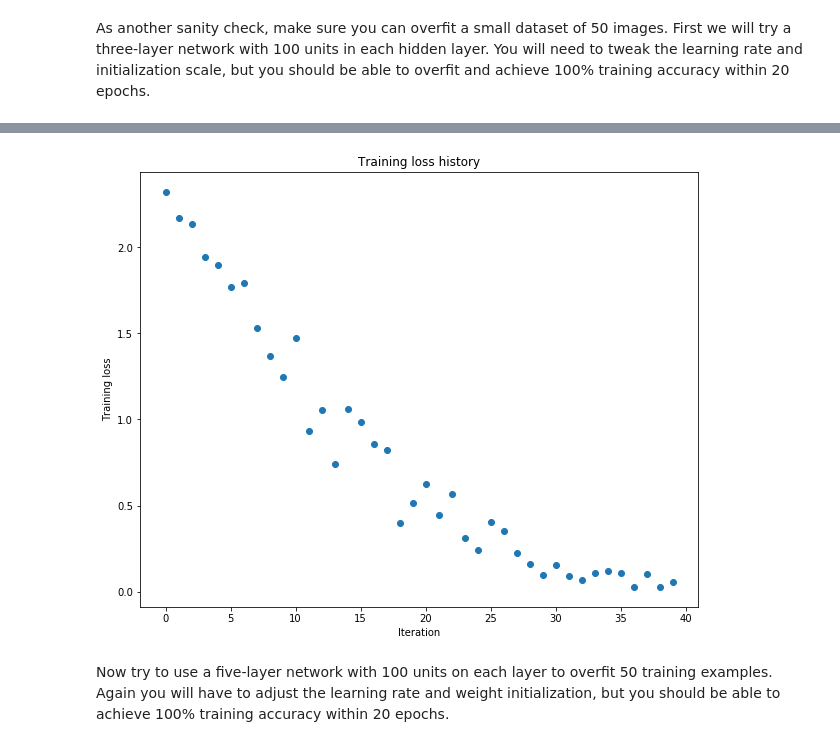
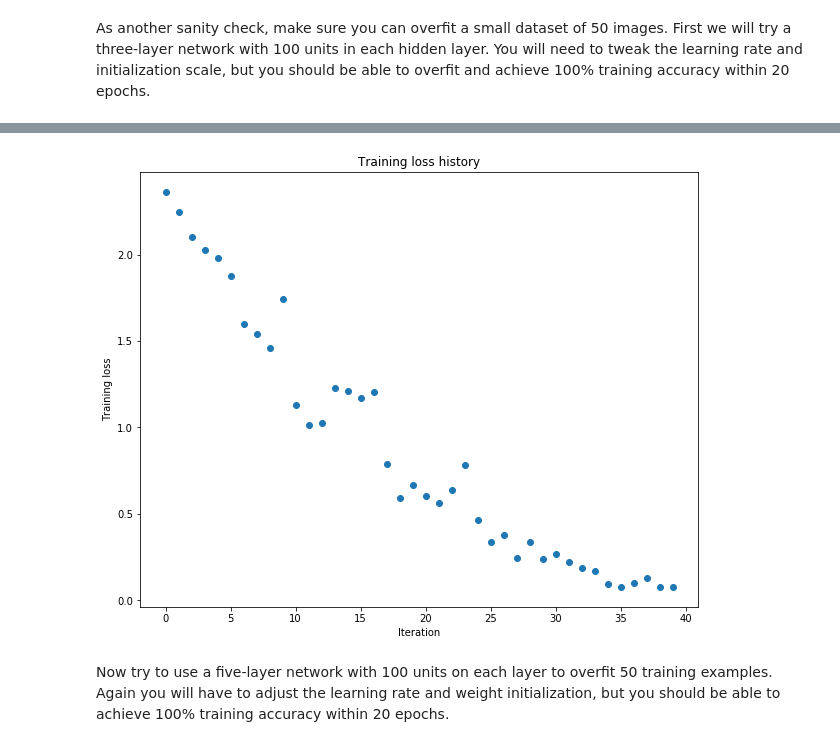
Before and after one commit to maoyichun/CS231n_assignments, a Jupyter notebook: assignment2/FullyConnectedNets.ipynb, the cells around one changed output, grey strips where cells are left out. Drawn from its saved outputs; the diff is of its cells as text; code cells hidden in the pictures.

```diff
--- a/assignment2/FullyConnectedNets.ipynb
+++ b/assignment2/FullyConnectedNets.ipynb
@@ -426,7 +426,7 @@ small_data = {
 }
 
 weight_scale = 1e-2
-learning_rate = 8e-3
+learning_rate = 7e-3
 model = FullyConnectedNet([100, 100],
               weight_scale=weight_scale, dtype=np.float64)
 solver = Solver(model, small_data,
@@ -464,4 +464,4 @@ plt.show()
-[figure, old version]
+[figure, new version]
 # %% [markdown]
 Now try to use a five-layer network with 100 units on each layer to overfit 50 training examples. Again you will have to adjust the learning rate and weight initialization, but you should be able to achieve 100% training accuracy within 20 epochs.
 # %%
```
Also changed, not shown: parts of 9 cells of this notebook, 3 other files.
